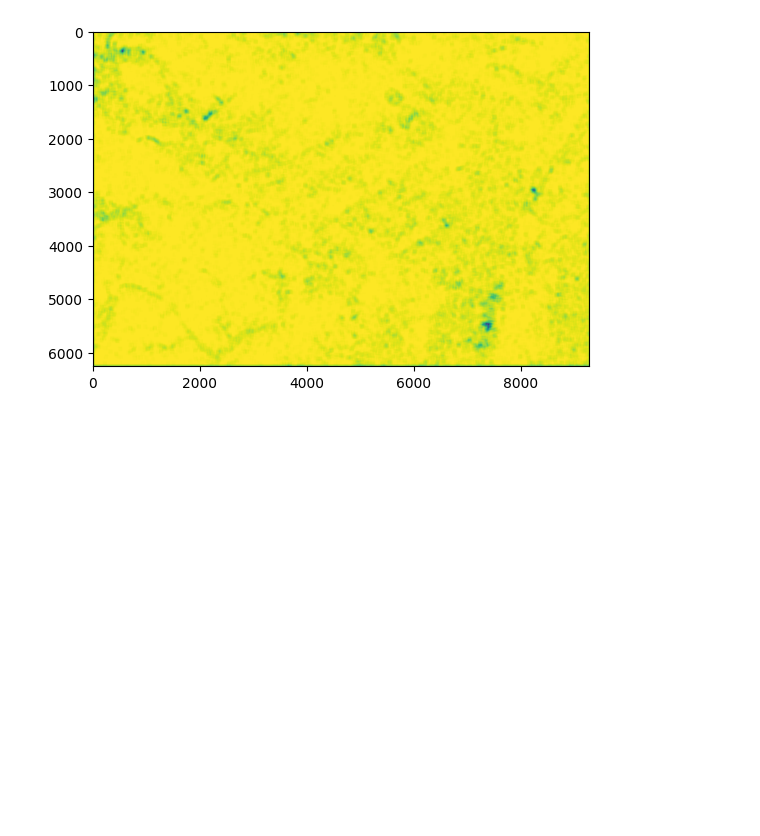
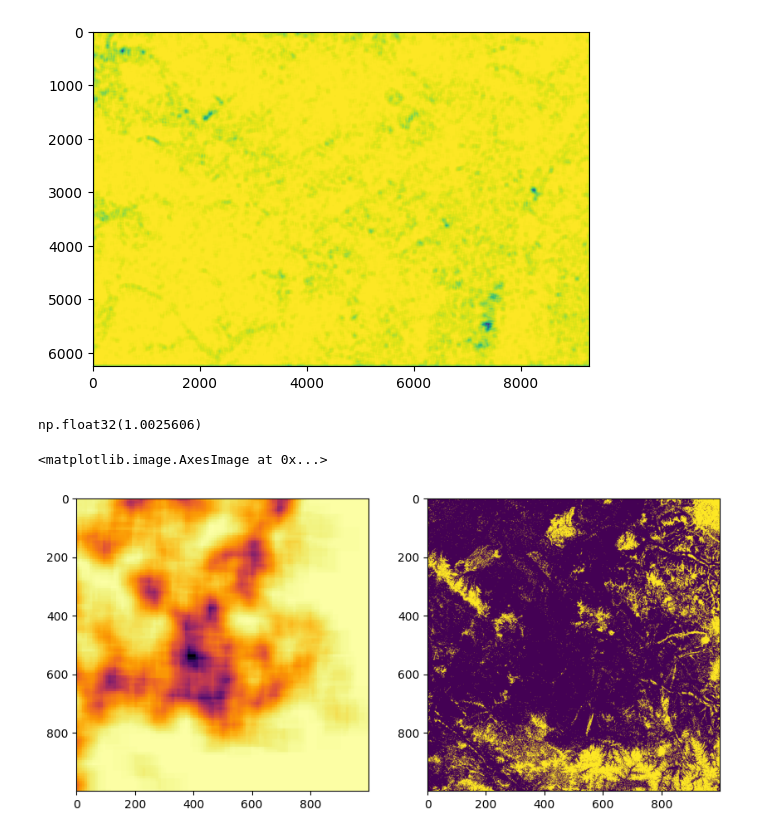
Before and after one commit to AitalUn/fractal_analysis, a Jupyter notebook: multifractal_v2.ipynb, the cells around one changed output. Drawn from its saved outputs; the diff is of its cells as text; code cells hidden in the pictures; blank space fills up the shorter version.

```diff
--- a/multifractal_v2.ipynb
+++ b/multifractal_v2.ipynb
@@ -99,3 +99,21 @@ plt.imshow(result.cpu())
 # %% [output]
 <matplotlib.image.AxesImage at 0x...>
 [figure]
+# %%
+ds = torch.tensor(
+    rs.open(r"D:\ml_datasets\Chukotka\Landsat_raw\indicies\Ferric_iron,_Fe3+.tif").read(1)
+).to(device)
+# %%
+np.nanpercentile(ds.cpu(), 50)
+# %% [output]
+np.float32(1.0025606)
+# %%
+result = fractal_dimension_map_2d(ds[::10, ::10], threshold=1)
+# %%
+fig, ax = plt.subplots(1,2, figsize=(10,10))
+
+ax[0].imshow(result.cpu()[1000:2000, 1000:2000],cmap="inferno")
+ax[1].imshow(ds.cpu()[::10, ::10][1000:2000, 1000:2000] > 1)
+# %% [output]
+<matplotlib.image.AxesImage at 0x...>
+[figure, added]
```
Also changed, not shown: parts of 1 cell of this notebook, 15 other files.
